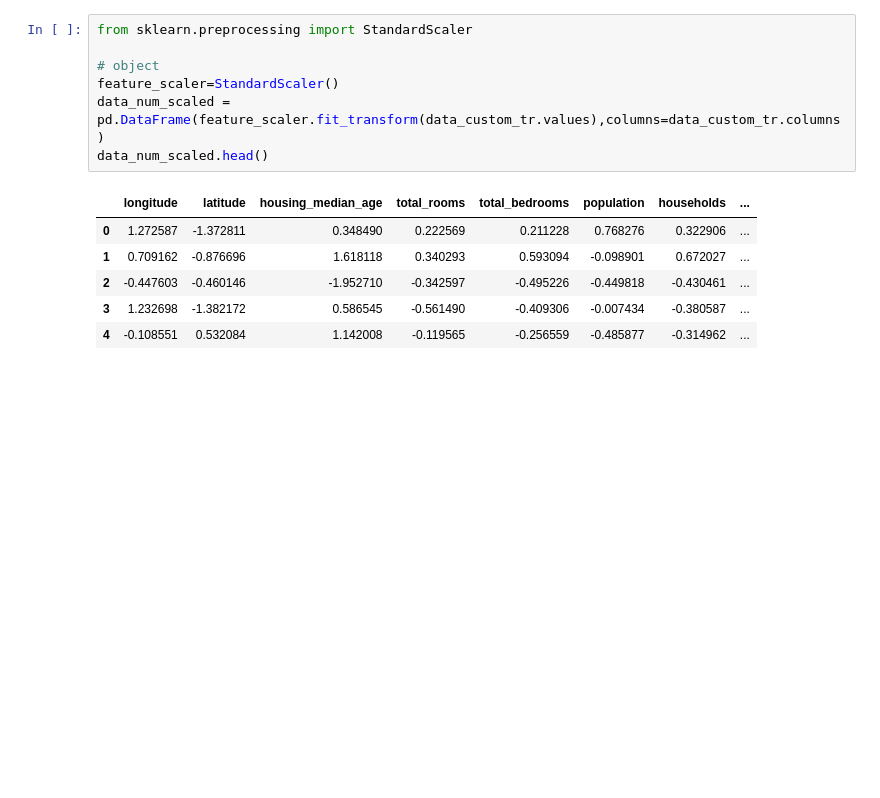
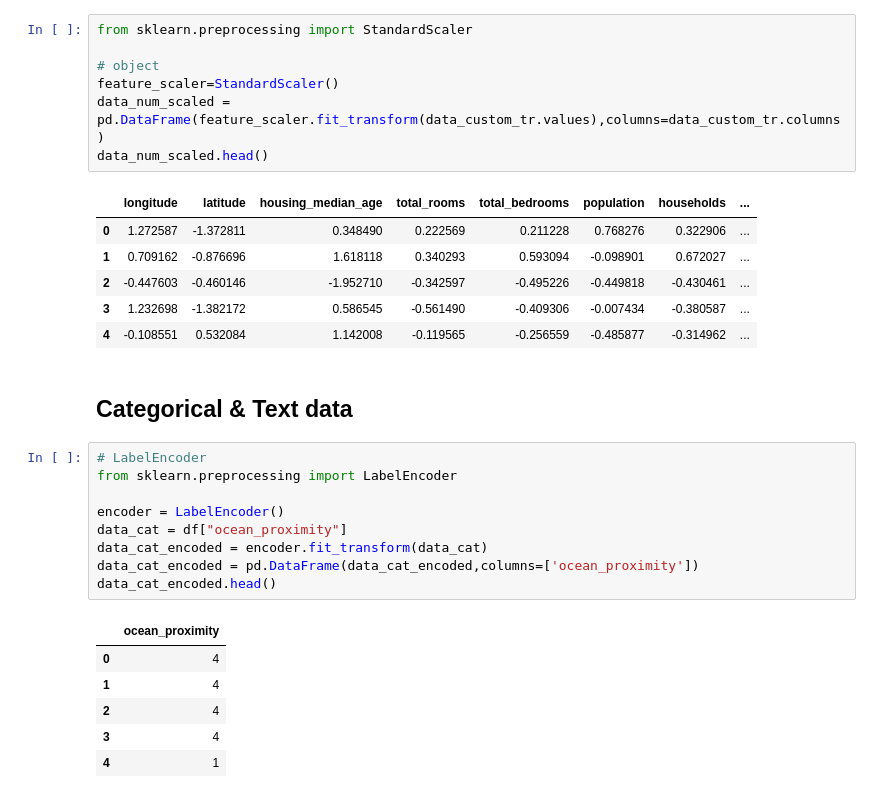
Before and after one commit to MatinMashhadiabbsiprogramming/California-housing-price-prediction, a Jupyter notebook: Dve_Medel.ipynb, the cells around one changed output. Cells and saved outputs as stored; diff of their text form; blank space fills up the shorter version.

Commit message:
Working categorical & Text data

```diff
--- a/Dve_Medel.ipynb
+++ b/Dve_Medel.ipynb
@@ -180,3 +180,21 @@ data_num_scaled.head()
 | 2 | -0.447603 | -0.460146 | -1.952710 | -0.342597 | -0.495226 | -0.449818 | -0.430461 | ... |
 | 3 | 1.232698 | -1.382172 | 0.586545 | -0.561490 | -0.409306 | -0.007434 | -0.380587 | ... |
 | 4 | -0.108551 | 0.532084 | 1.142008 | -0.119565 | -0.256559 | -0.485877 | -0.314962 | ... |
+# %% [markdown]
+## Categorical & Text data
+# %%
+# LabelEncoder
+from sklearn.preprocessing import LabelEncoder
+
+encoder = LabelEncoder()
+data_cat = df["ocean_proximity"]
+data_cat_encoded = encoder.fit_transform(data_cat)
+data_cat_encoded = pd.DataFrame(data_cat_encoded,columns=['ocean_proximity'])
+data_cat_encoded.head()
+# %% [output]
+|  | ocean_proximity |
+| 0 | 4 |
+| 1 | 4 |
+| 2 | 4 |
+| 3 | 4 |
+| 4 | 1 |
```
Also changed, not shown: parts of 1 cell of this notebook.
